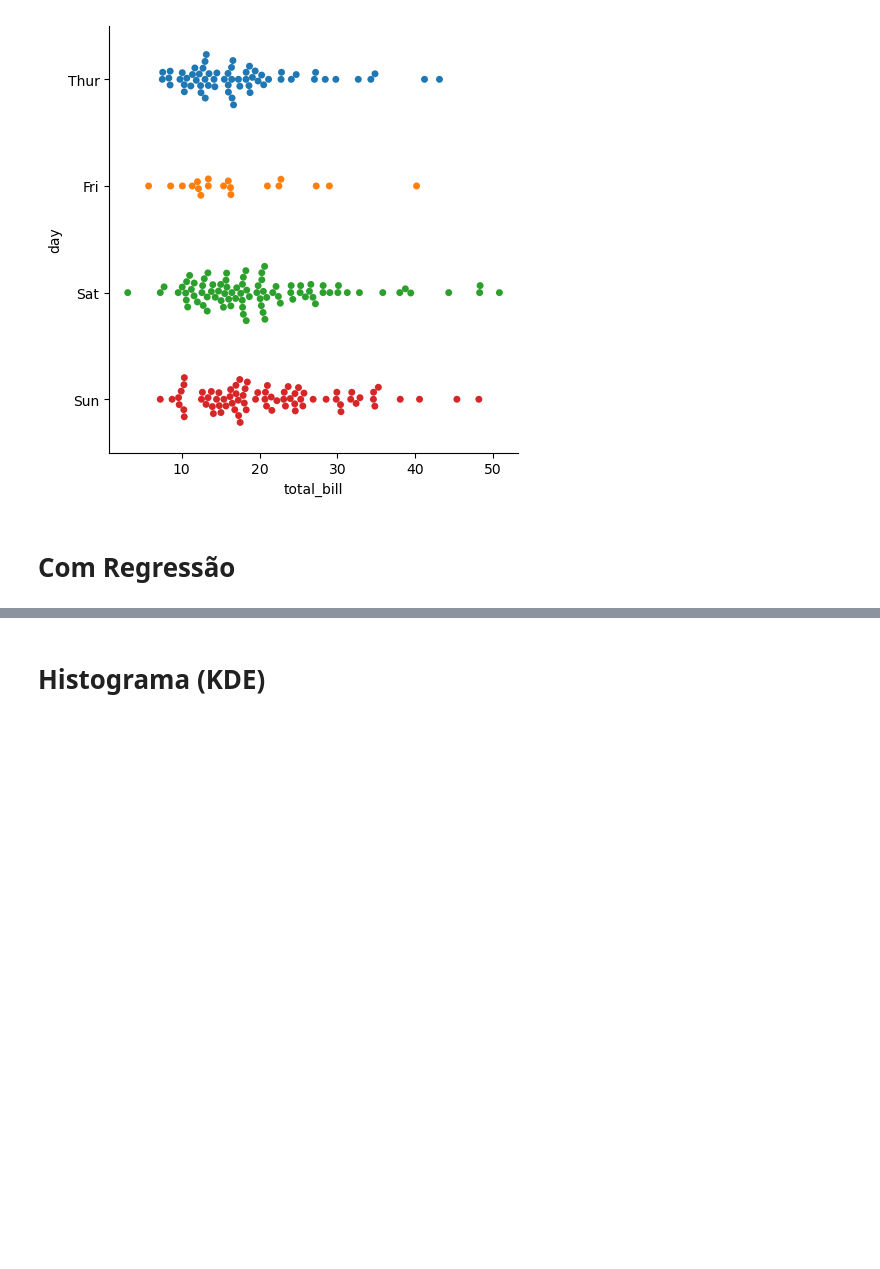
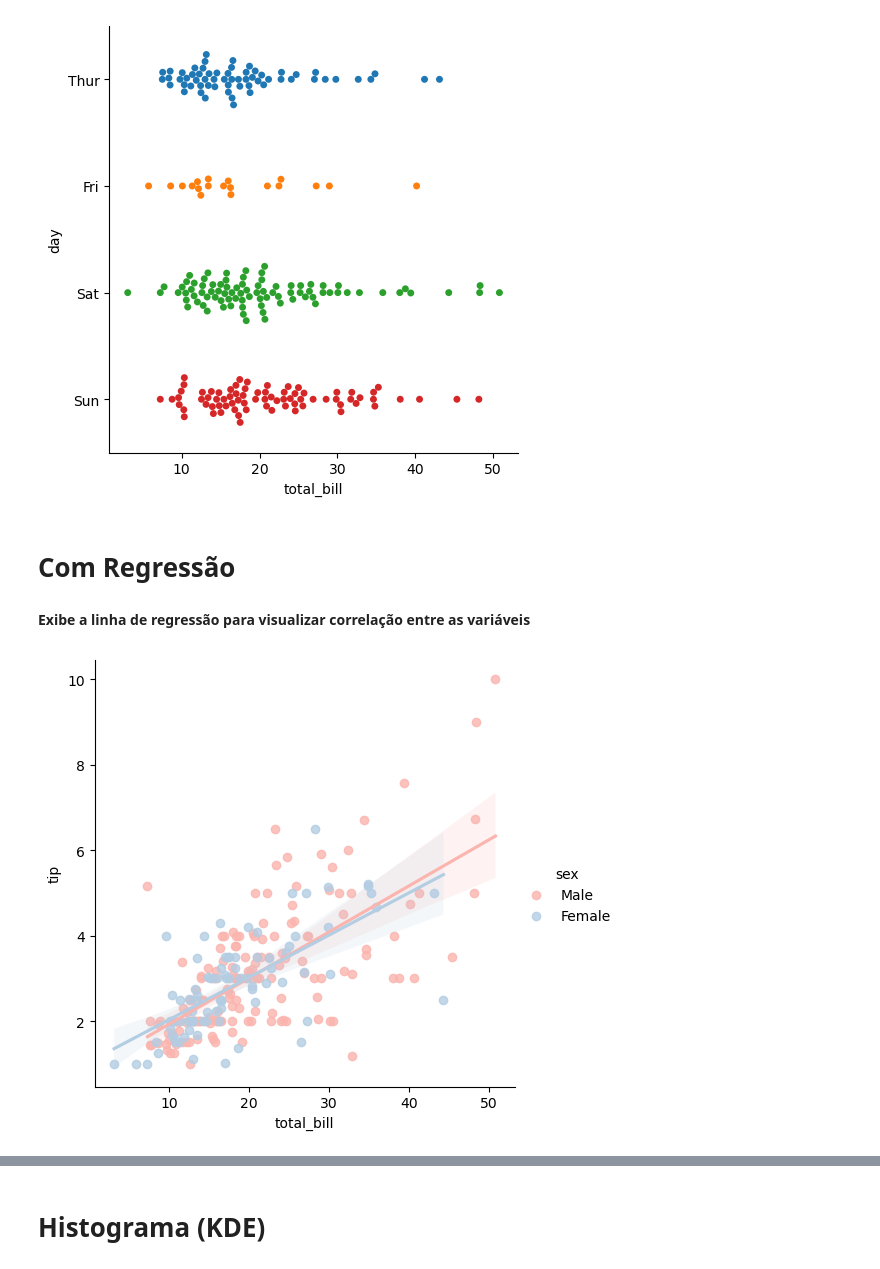
Before and after one commit to talitacgs/Data_Visualization, a Jupyter notebook: Seaborn/02. Seaborn- Gráficos Categóricos e com Regressão, Histogramas (KDE).ipynb, the cells around one changed output, grey strips where cells are left out. Saved outputs shown, nothing was run; the diff lists cells and outputs as text; code cells hidden in the pictures; blank space fills up the shorter version.

Commit message:
Update graficos com regressão

```diff
--- a/Seaborn/02. Seaborn- Gráficos Categóricos e com Regressão, Histogramas (KDE).ipynb
+++ b/Seaborn/02. Seaborn- Gráficos Categóricos e com Regressão, Histogramas (KDE).ipynb
@@ -67,3 +67,10 @@ plt.show()
 [figure]
 # %% [markdown]
 # Com Regressão
+# %% [markdown]
+**Exibe a linha de regressão para visualizar correlação entre as variáveis**
+# %%
+sns.lmplot(x="total_bill", y="tip", hue="sex", palette="Pastel1", data=tips);
+plt.show()
+# %% [output]
+[figure, added]
```
Also changed, not shown: parts of 6 cells of this notebook.
